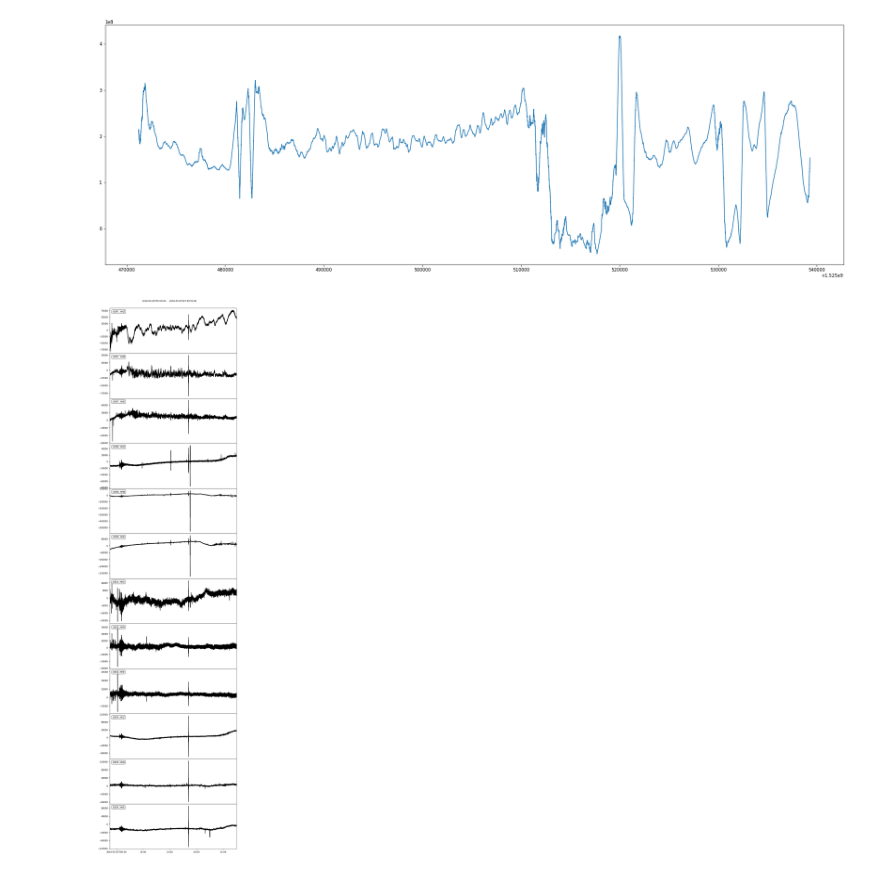
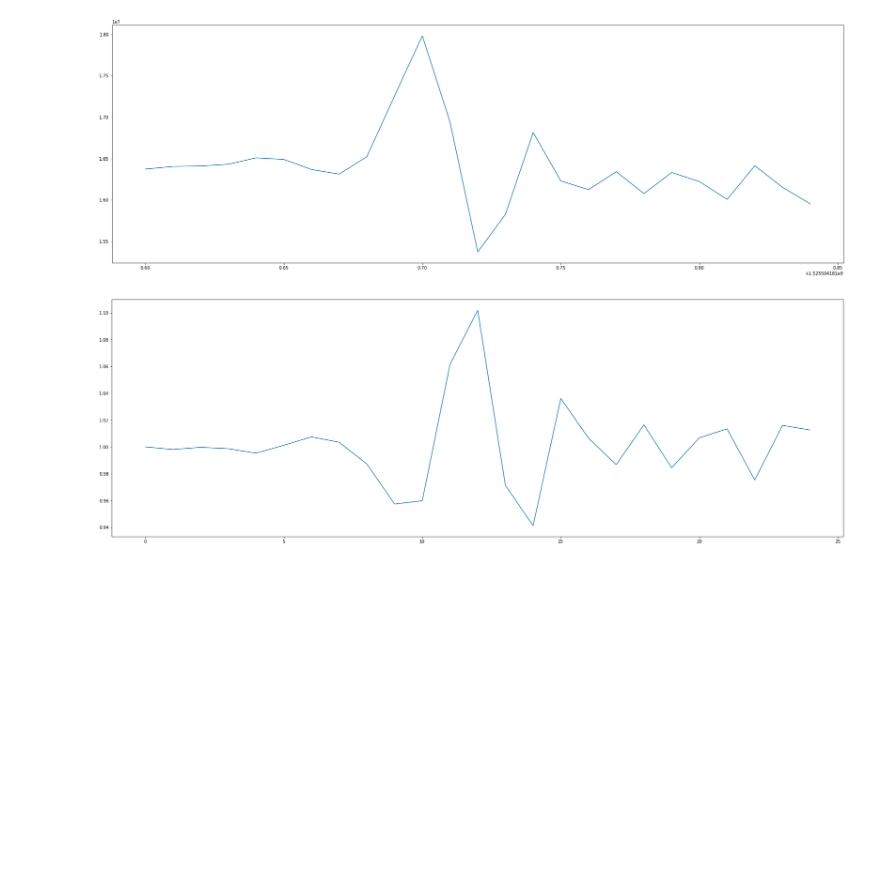
Before and after one commit to asergeev95/obspy_data_processing, a Jupyter notebook: OBSPY/data_stitching.ipynb, the cells around one changed output. Saved outputs shown, nothing was run; the diff lists cells and outputs as text; code cells hidden in the pictures; blank space fills up the shorter version.

```diff
--- a/OBSPY/data_stitching.ipynb
+++ b/OBSPY/data_stitching.ipynb
@@ -163,11 +91 @@ Wall time: 10min 21s
-# %%
-def square_sum (seismic_data):
-    square_sum = list()
-    for i, time in enumerate(seismic_data.times):
-        summ = np.int64(0)
-        for trace in seismic_data.traces:
-            summ+=trace[i]*trace[i]
-        summ /= seismic_data.alive_traces_count[i]
-        square_sum.append((time, summ))
-    return square_sum
 # %%
@@ -205,0 +116,6 @@ AttributeError: 'SeismicData' object has no attribute '__station_data'
+# %%
+ratios = []
+i=1
+while i<len(y):
+    ratios.append(y[i-1]/y[i])
+    i+=1
@@ -206,11 +149,17 @@ AttributeError: 'SeismicData' object has no attribute '__station_data'
+# %%
+ratios = [y[i-1]/v for i, v in enumerate(y)]
+# %%
+event_y = y[750000+28160:750000+28185]
+event_x = x[750000+28160:750000+28185]
 # %%
 from matplotlib import pyplot as plt
 plt.figure(figsize=(30,10))
-plt.plot(timestamps,y_copy)
+plt.plot(event_x, event_y)
 plt.show()
+
+plt.figure(figsize=(30,10))
+plt.plot(ratios[750000+28160:750000+28185])
+plt.show()
 # %% [output]
-[figure, old version]
+[figure, new version]
+[figure, added]
-# %%
-seismic_data._SeismicData__station_data.plot(equal_scale=False)
-# %% [output]
-[figure, removed]
```
Also changed, not shown: parts of 31 cells of this notebook, 1 other file.
